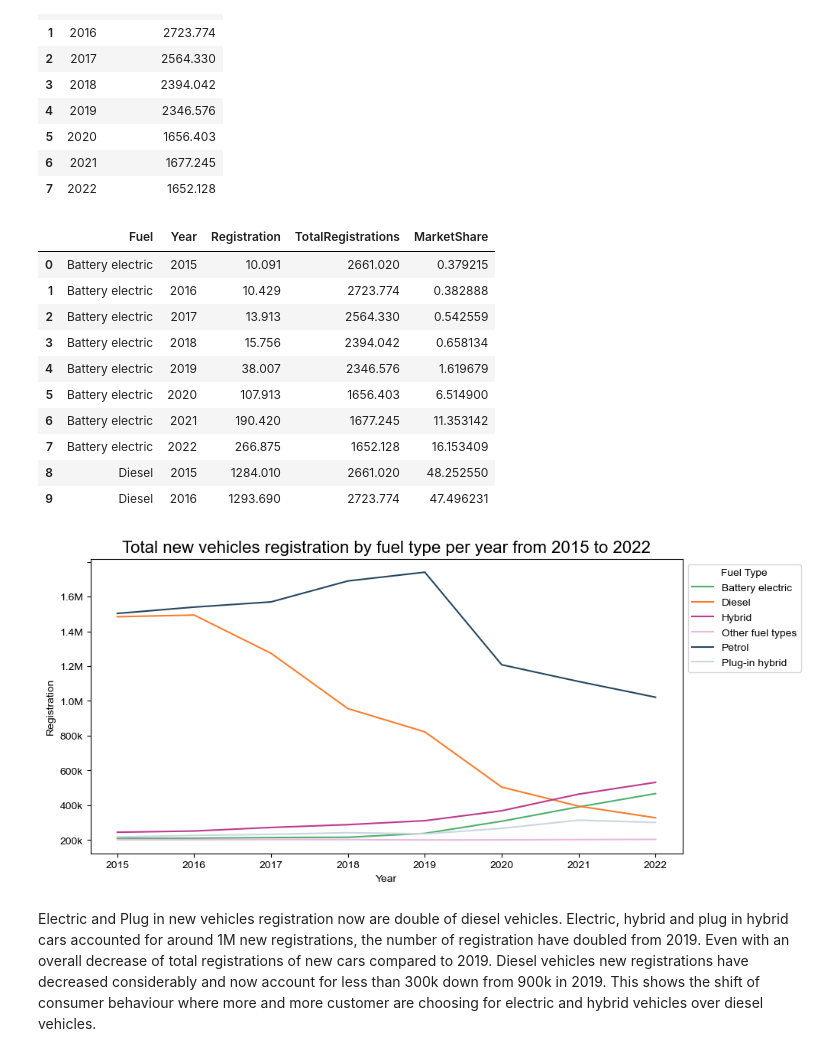
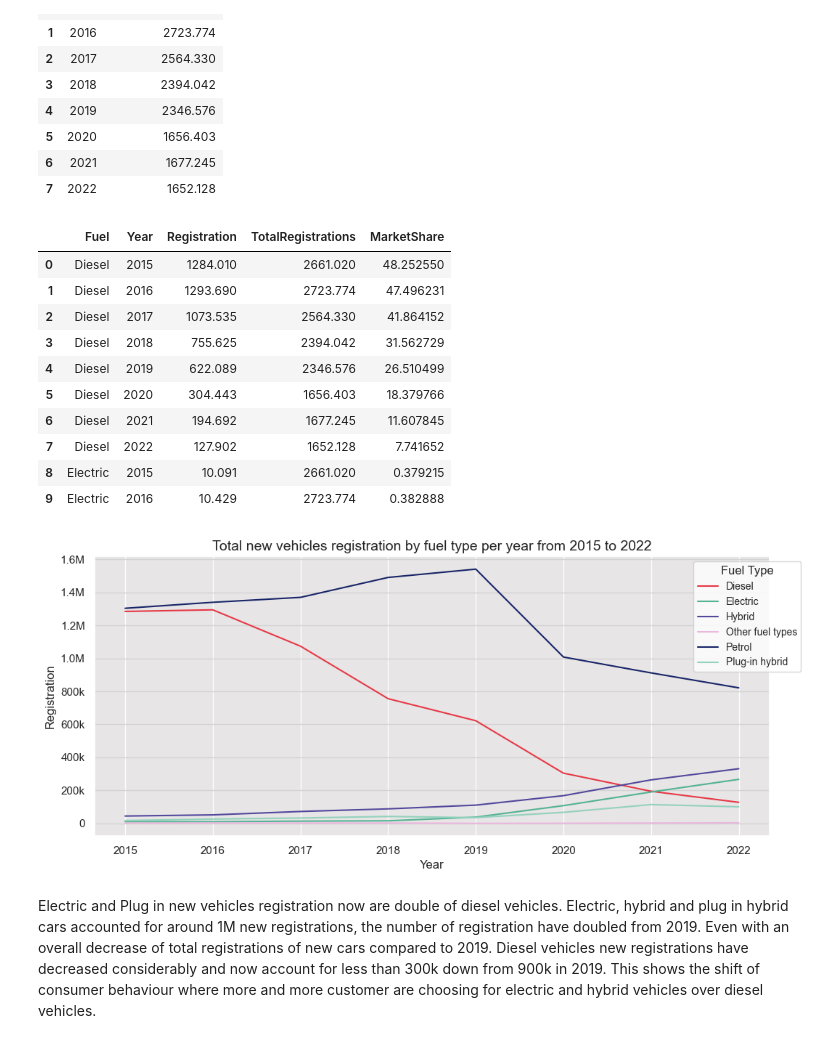
Before and after one commit to ssalazarheredia/vehicle_analysis, a Jupyter notebook: vehicle_analysis.ipynb, the cells around one changed output. Saved outputs shown, nothing was run; the diff lists cells and outputs as text; code cells hidden in the pictures.

```diff
--- a/vehicle_analysis.ipynb
+++ b/vehicle_analysis.ipynb
@@ -23,7 +21,7 @@ As the market continues to increase we now need to analyse if the infrastructure
 ### Electric and Plug in new vehicles registration now are double of diesel vehicles
 # %%
 #Import vehicle registration data
-veh_reg=pd.read_csv('vehicle_registration_2014Q3_2023Q2.csv')
+veh_reg=pd.read_csv('data/vehicle_registration_2014Q3_2023Q2.csv')
 #Check shape and given shape has 42 columns, for the purposes of visualisation I will unpivot the file
 veh_reg.shape
 # %% [output]
@@ -89,6 +87,8 @@ cars_data.loc[cars_data['Fuel'].isin(['Gas','Range extended electric','Fuel cell
 cars_data.loc[cars_data['Fuel'].isin(['Hybrid electric (diesel)','Hybrid electric (petrol)']),'Fuel']='Hybrid'
 #Group plug in petrol and diesel into the same category called Plug in hybrid
 cars_data.loc[cars_data['Fuel'].isin(['Plug-in hybrid electric (diesel)','Plug-in hybrid electric (petrol)']),'Fuel']='Plug-in hybrid'
+#Change name of battery electric to electric
+cars_data.loc[cars_data['Fuel'].isin(['Battery electric']),'Fuel']='Electric'
 #Show sample of the data
 cars_data.sample(10)
 # %% [output]
@@ -128,16 +128,16 @@ market_share['MarketShare']= market_share['Registration']*100/market_share['Tota
 market_share.head(10)
 # %% [output]
 |  | Fuel | Year | Registration | TotalRegistrations | MarketShare |
-| 0 | Battery electric | 2015 | 10.091 | 2661.020 | 0.379215 |
-| 1 | Battery electric | 2016 | 10.429 | 2723.774 | 0.382888 |
-| 2 | Battery electric | 2017 | 13.913 | 2564.330 | 0.542559 |
-| 3 | Battery electric | 2018 | 15.756 | 2394.042 | 0.658134 |
-| 4 | Battery electric | 2019 | 38.007 | 2346.576 | 1.619679 |
-| 5 | Battery electric | 2020 | 107.913 | 1656.403 | 6.514900 |
-| 6 | Battery electric | 2021 | 190.420 | 1677.245 | 11.353142 |
-| 7 | Battery electric | 2022 | 266.875 | 1652.128 | 16.153409 |
-| 8 | Diesel | 2015 | 1284.010 | 2661.020 | 48.252550 |
-| 9 | Diesel | 2016 | 1293.690 | 2723.774 | 47.496231 |
+| 0 | Diesel | 2015 | 1284.010 | 2661.020 | 48.252550 |
+| 1 | Diesel | 2016 | 1293.690 | 2723.774 | 47.496231 |
+| 2 | Diesel | 2017 | 1073.535 | 2564.330 | 41.864152 |
+| 3 | Diesel | 2018 | 755.625 | 2394.042 | 31.562729 |
+| 4 | Diesel | 2019 | 622.089 | 2346.576 | 26.510499 |
+| 5 | Diesel | 2020 | 304.443 | 1656.403 | 18.379766 |
+| 6 | Diesel | 2021 | 194.692 | 1677.245 | 11.607845 |
+| 7 | Diesel | 2022 | 127.902 | 1652.128 | 7.741652 |
+| 8 | Electric | 2015 | 10.091 | 2661.020 | 0.379215 |
+| 9 | Electric | 2016 | 10.429 | 2723.774 | 0.382888 |
 # %%
 # Create function to create palettes for my graphs
 def custom_palette(df,colours,hue):
@@ -152,23 +152,25 @@ def custom_palette(df,colours,hue):
         return colour_palette
 # %%
 #Set the palette for the graphs
-colours=['#4fb06d','#F77d2e','#BE398D','#EBB8DD','#26465f','#CBD6E2']
+colours=['#E63946','#54B393','#52489C','#EBB8DD','#182568','#94d2bd']
 new_palette=custom_palette(market_share,colours,hue='Fuel')
 
 #Plot information
-plt.figure(figsize=(10,5))
-plt.title('Total new vehicles registration by fuel type per year from 2015 to 2022',size=16);
+fig=plt.figure(figsize=(12,5))
+plt.title('Total new vehicles registration by fuel type per year from 2015 to 2022',size=14);
 ax=sns.lineplot(data=fuel_registration,x='Year',y='Registration',hue='Fuel',hue_order=sorted(market_share['Fuel'].unique()),
                 errorbar=None,palette=new_palette)
 #Set the colour
-sns.set(rc={'figure.facecolor':'white','axes.facecolor':'white','text.color':'black','axes.labelcolor':'black',
-            'xtick.color':'black','ytick.color':'black','grid.color':'lightgrey'})
-sns.move_legend(ax, "upper left",title='Fuel Type',fontsize=10, bbox_to_anchor=(1, 1))
-y_labels = [item.get_text() for item in ax.get_yticklabels()]
-y_labels=['0','200k','400k','600k','800k','1.0M','1.2M','1.4M','1.6M']
-ax.set_yticklabels(y_labels);
+sns.set(rc={'figure.facecolor':'white','axes.facecolor':'white'})
+sns.move_legend(ax, "upper left",title='Fuel Type',fontsize=10, bbox_to_anchor=(0.88, 1))
+#Change colour of grid lines for the y axis
+ax.grid(color='lightgrey',axis='y')
+y_ticks=['0','0','200k','400k','600k','800k','1.0M','1.2M','1.4M','1.6M']
+ax.set_yticklabels(y_ticks);
+
+fig.savefig('graphs/Car registrations by fuel type.png')
 # %% [output]
-[figure, old version]
+[figure, new version]
 # %% [markdown]
 Electric and Plug in new vehicles registration now are double of diesel vehicles. Electric, hybrid and plug in hybrid cars accounted for around 1M new registrations, the number of registration have doubled from 2019. Even with an overall decrease of total registrations of new cars compared to 2019. Diesel vehicles new registrations have decreased considerably and now account for less than 300k down from 900k in 2019. This shows the shift of consumer behaviour where more and more customer are choosing for electric and hybrid vehicles over diesel vehicles.
 # %%
```
Also changed, not shown: parts of 18 cells of this notebook.
